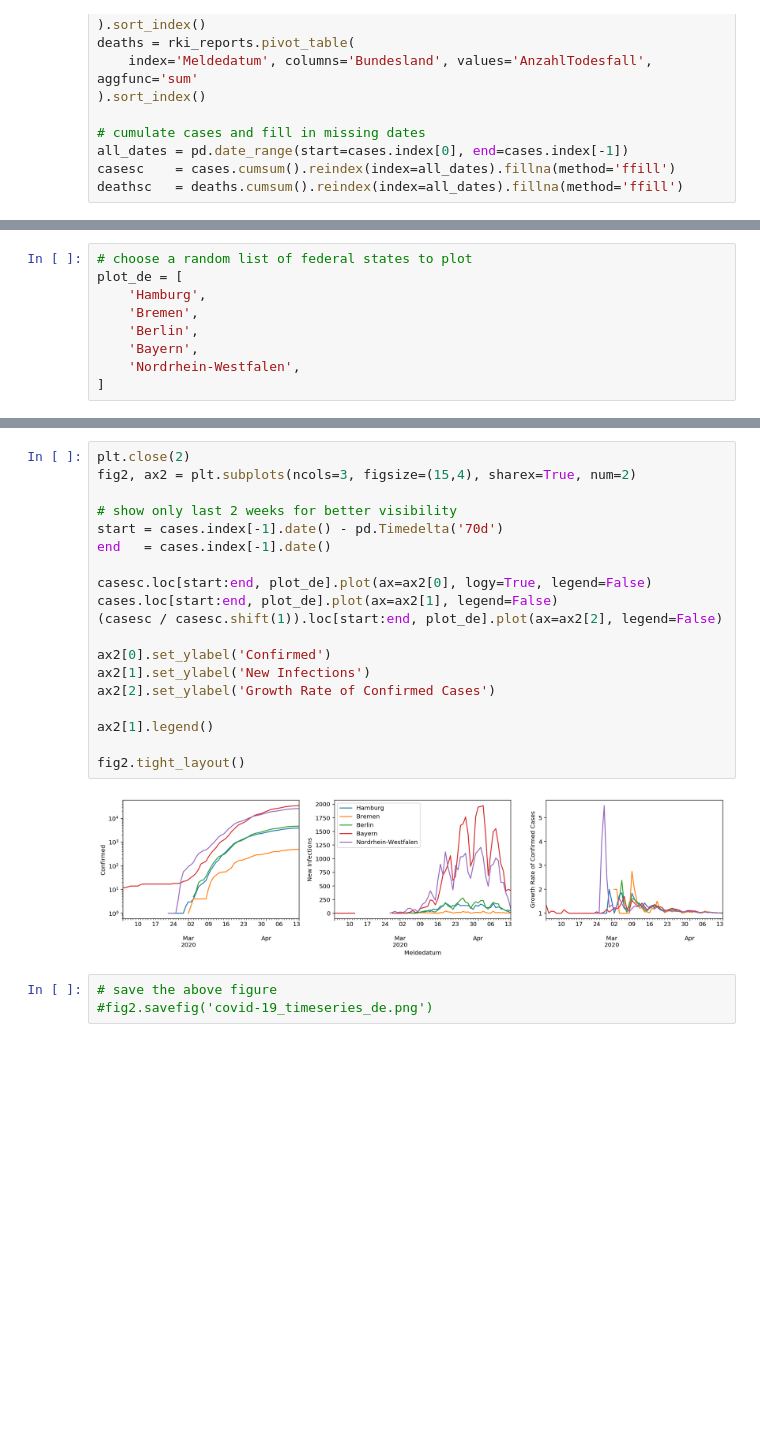
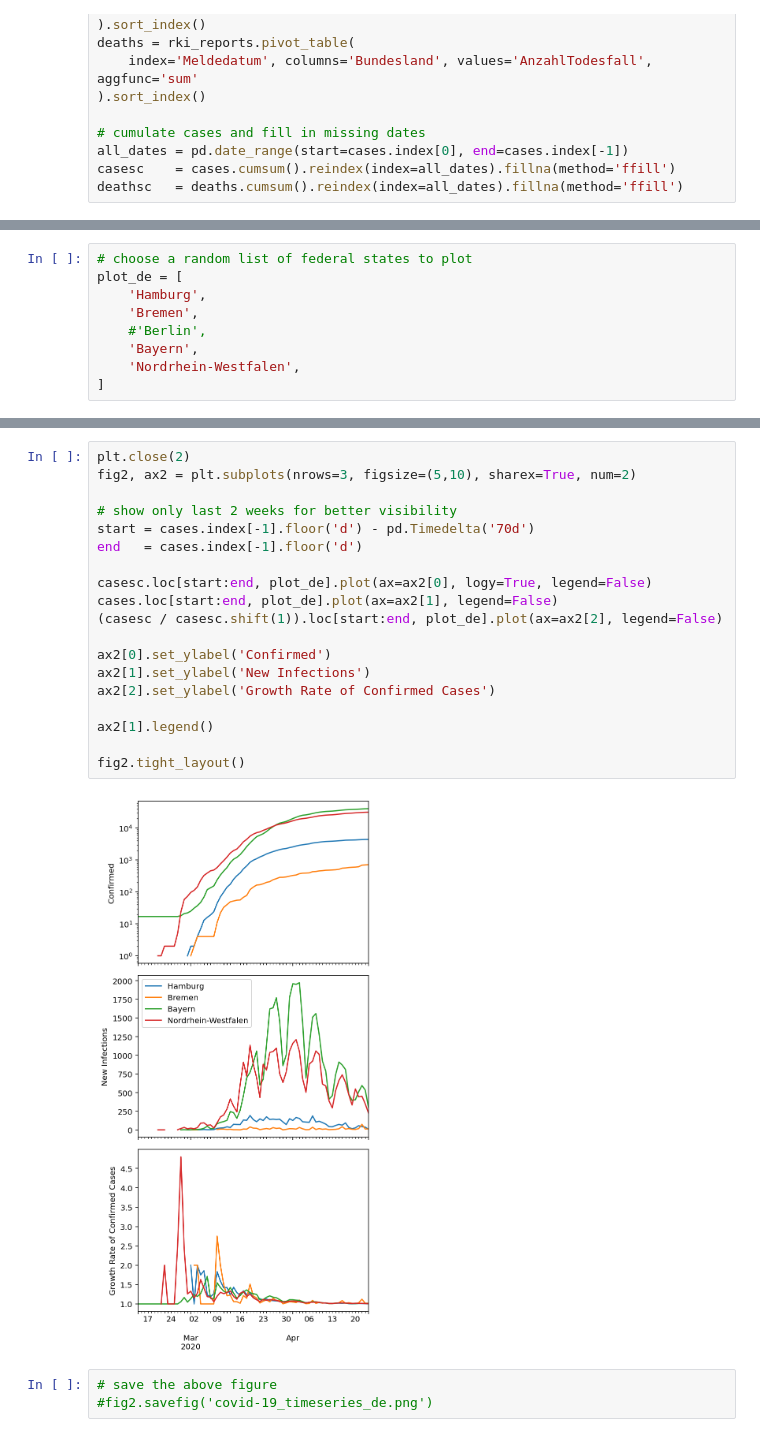
Before and after one commit to felixpatzelt/covid-19, a Jupyter notebook: germany_cases.ipynb, the cells around one changed output, grey strips where cells are left out. Drawn from its saved outputs; the diff is of its cells as text; blank space fills up the shorter version.

```diff
--- a/germany_cases.ipynb
+++ b/germany_cases.ipynb
@@ -43,7 +43,7 @@ casesc.tail()
 plot_de = [
     'Hamburg',
     'Bremen',
-    'Berlin',
+    #'Berlin',
     'Bayern',
     'Nordrhein-Westfalen',
 ]
@@ -79,24 +79,24 @@ fig1.tight_layout()
 # %%
 plt.close(2)
-fig2, ax2 = plt.subplots(ncols=3, figsize=(15,4), sharex=True, num=2)
+fig2, ax2 = plt.subplots(nrows=3, figsize=(5,10), sharex=True, num=2)
 
 # show only last 2 weeks for better visibility
-start = cases.index[-1].date() - pd.Timedelta('70d')
-end   = cases.index[-1].date()
+start = cases.index[-1].floor('d') - pd.Timedelta('70d')
+end   = cases.index[-1].floor('d')
 
 casesc.loc[start:end, plot_de].plot(ax=ax2[0], logy=True, legend=False)
 cases.loc[start:end, plot_de].plot(ax=ax2[1], legend=False)
 (casesc / casesc.shift(1)).loc[start:end, plot_de].plot(ax=ax2[2], legend=False)
 
 ax2[0].set_ylabel('Confirmed')
 ax2[1].set_ylabel('New Infections')
 ax2[2].set_ylabel('Growth Rate of Confirmed Cases')
 
 ax2[1].legend()
 
 fig2.tight_layout()
 # %% [output]
-[figure, old version]
+[figure, new version]
 # %%
 # save the above figure
 #fig2.savefig('covid-19_timeseries_de.png')
```
Also changed, not shown: parts of 3 cells of this notebook, 1 other file.
